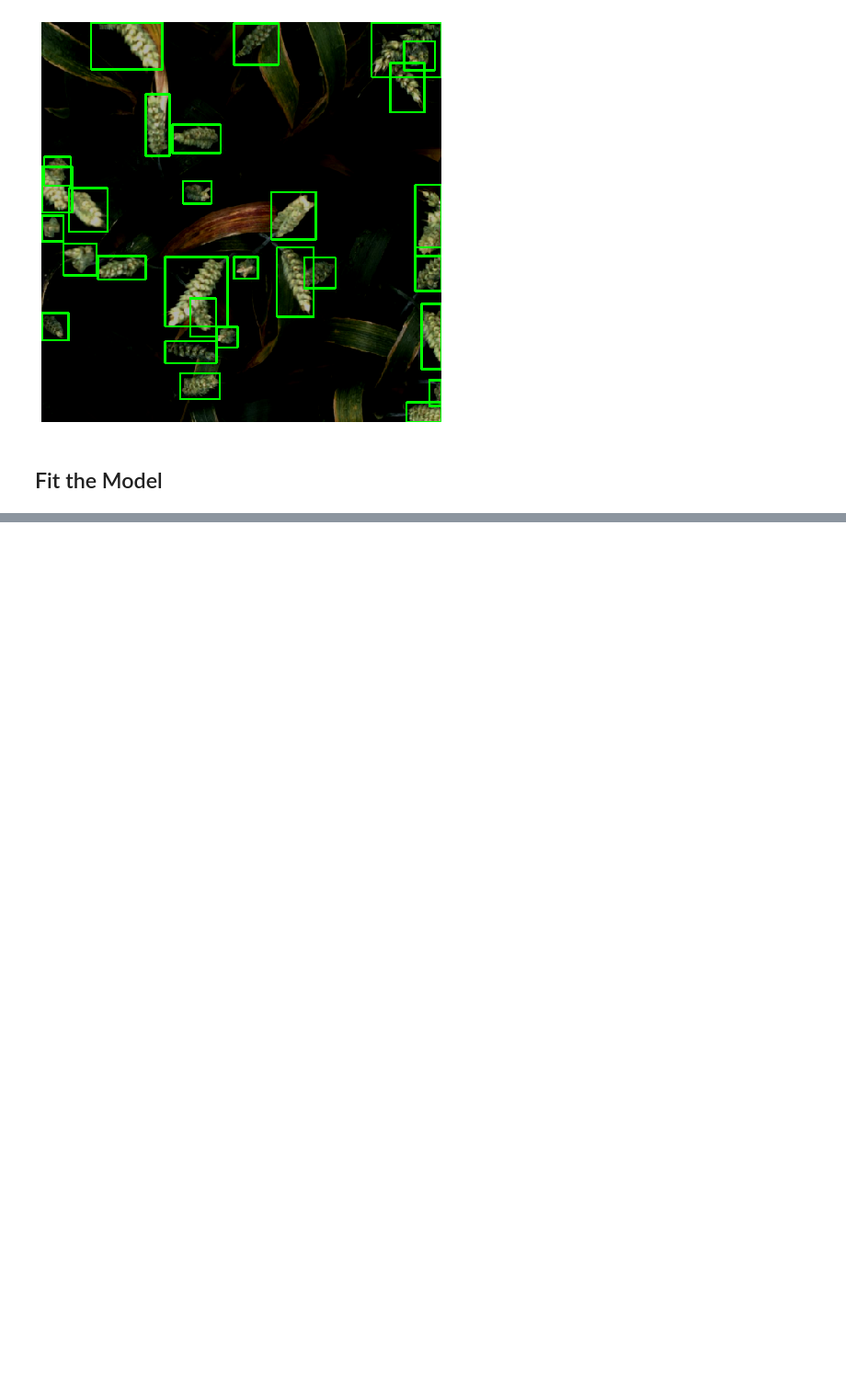
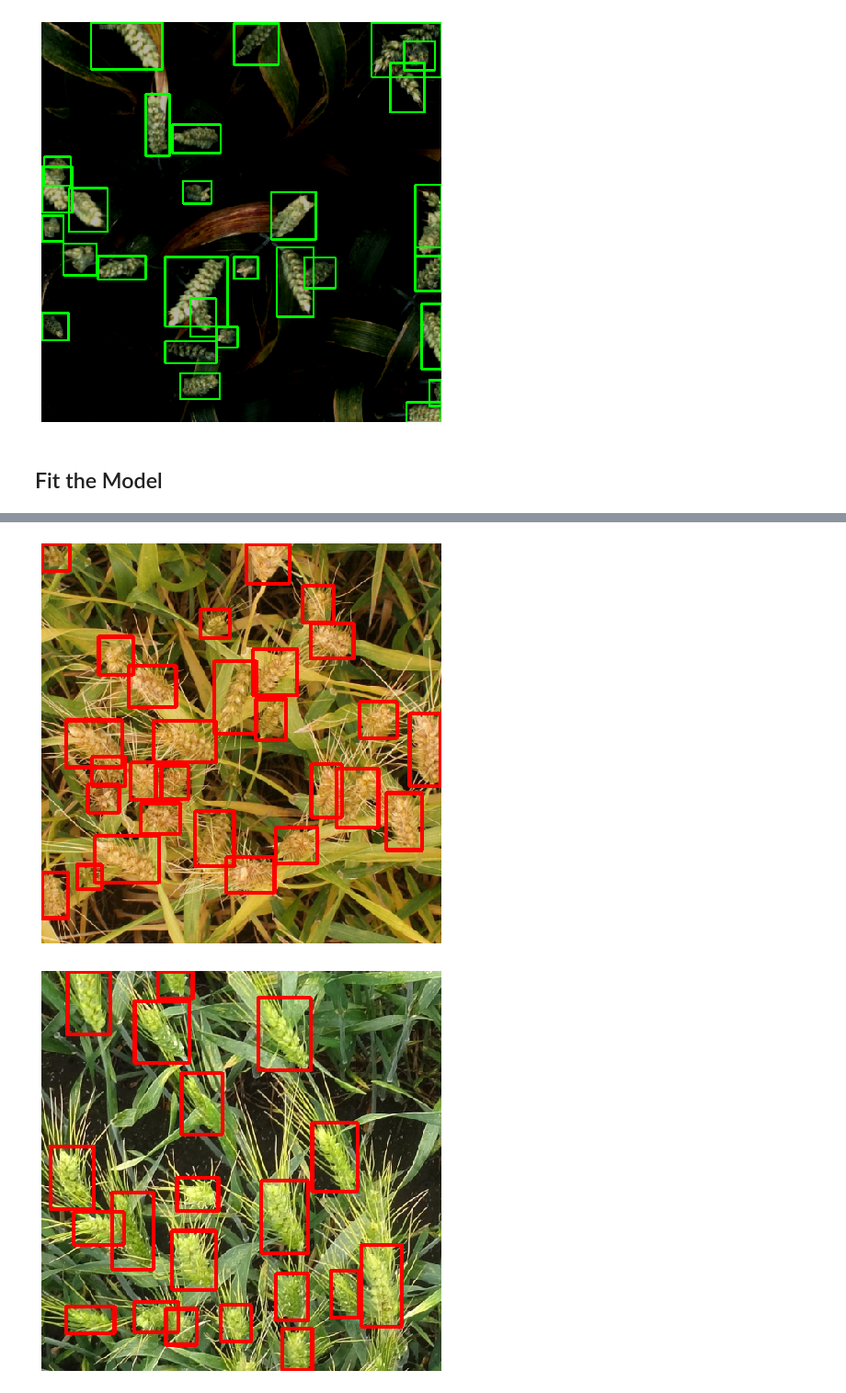
Before and after one commit to Lexie88rus/GlobalWheatDetection, a Jupyter notebook: OpenWheat-EfficientDet.ipynb, the cells around one changed output, grey strips where cells are left out. Shown at 92% size. Drawn from its saved outputs; the diff is of its cells as text; code cells hidden in the pictures; blank space fills up the shorter version.

Commit message:
Updated EfficientDet notebook
Added the inference part

```diff
--- a/OpenWheat-EfficientDet.ipynb
+++ b/OpenWheat-EfficientDet.ipynb
@@ -525,0 +606,47 @@ Train Step 147/337, summary_loss: 0.56157, time: 105.84010
+# %%
+def make_predictions(net, images, score_threshold=0.1):
+    images = torch.stack(images).cuda().float()
+    predictions = []
+    with torch.no_grad():
+        det = net(images, torch.tensor([1]*images.shape[0]).float().cuda())
+        for i in range(images.shape[0]):
+            boxes = det[i].detach().cpu().numpy()[:,:4]
+            scores = det[i].detach().cpu().numpy()[:,4]
+            indexes = np.where(scores > score_threshold)[0]
+            boxes = boxes[indexes]
+            boxes[:, 2] = boxes[:, 2] + boxes[:, 0]
+            boxes[:, 3] = boxes[:, 3] + boxes[:, 1]
+            predictions.append({
+                'boxes': boxes[indexes],
+                'scores': scores[indexes],
+            })
+    return [predictions]
+
+def run_wbf(predictions, image_index, image_size=512, iou_thr=0.55, skip_box_thr=0.45, weights=None):
+    boxes = [(prediction[image_index]['boxes']/(image_size-1)).tolist()  for prediction in predictions]
+    scores = [prediction[image_index]['scores'].tolist()  for prediction in predictions]
+    labels = [np.ones(prediction[image_index]['scores'].shape[0]).tolist() for prediction in predictions]
+    boxes, scores, labels = weighted_boxes_fusion(boxes, scores, labels, weights=None, iou_thr=iou_thr, skip_box_thr=skip_box_thr)
+    boxes = boxes*(image_size-1)
+    return boxes, scores, labels
+# %%
+for j, (images, image_ids) in enumerate(data_loader):
+    predictions = make_predictions(inference_net, images)
+
+    i = 0
+    sample = images[i].permute(1,2,0).cpu().numpy()
+
+    boxes, scores, labels = run_wbf(predictions, image_index=i)
+    boxes = boxes.astype(np.int32).clip(min=0, max=511)
+
+    fig, ax = plt.subplots(1, 1, figsize=(16, 8))
+
+    for box in boxes:
+        cv2.rectangle(sample, (box[0], box[1]), (box[2], box[3]), (1, 0, 0), 4)
+
+    ax.set_axis_off()
+    ax.imshow(sample)
+    plt.show()
+# %% [output]
+[figure, added]
+[figure, added]
```
Also changed, not shown: parts of 12 cells of this notebook.
